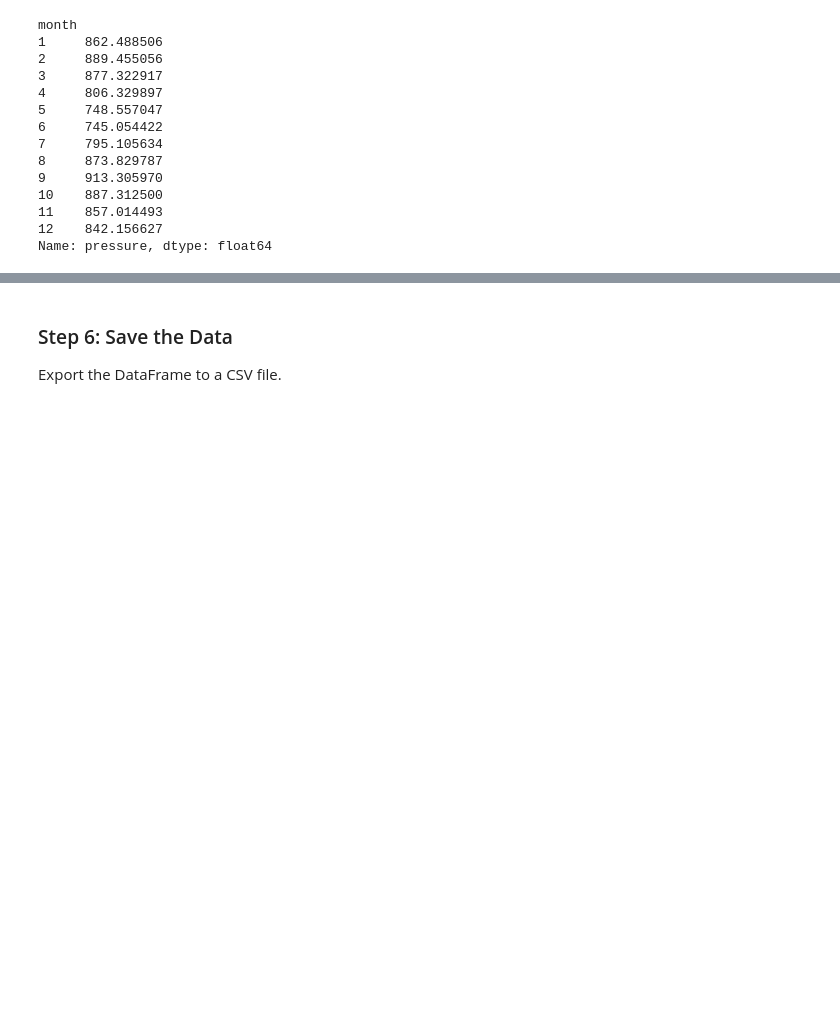
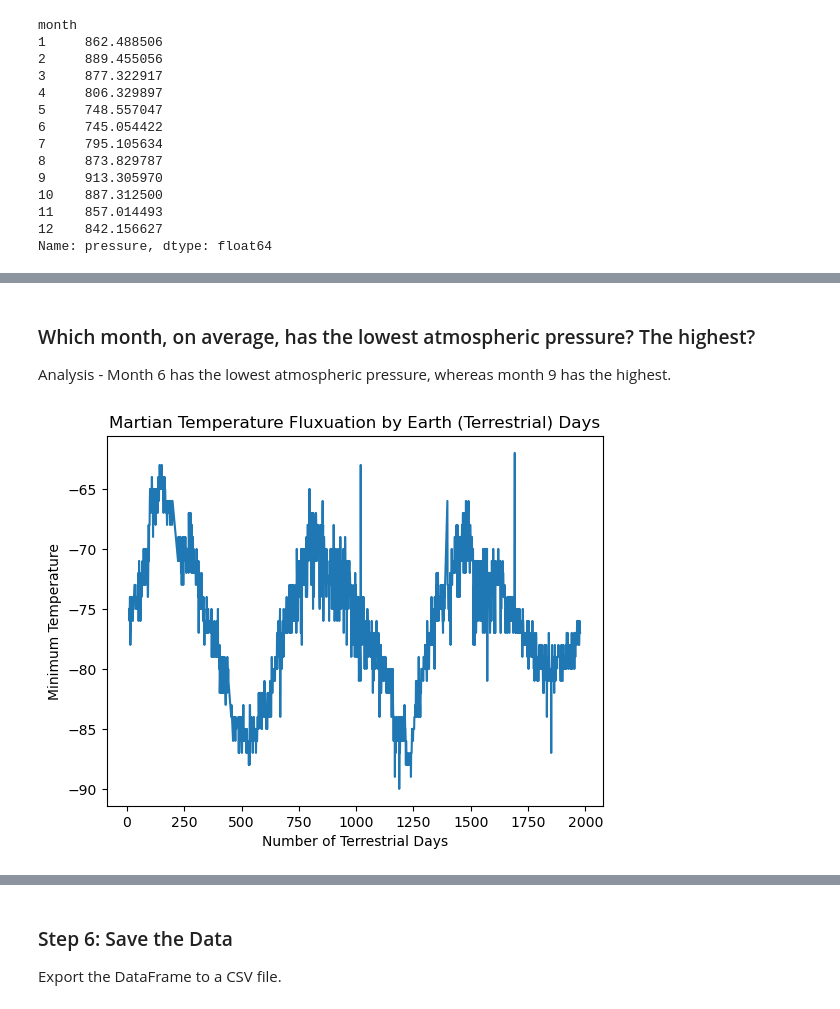
Before and after one commit to hmmclean/Module_11_Homework, a Jupyter notebook: Starter_Code/part_2_mars_weather.ipynb, the cells around one changed output, grey strips where cells are left out. Drawn from its saved outputs; the diff is of its cells as text; code cells hidden in the pictures; blank space fills up the shorter version.

```diff
--- a/Starter_Code/part_2_mars_weather.ipynb
+++ b/Starter_Code/part_2_mars_weather.ipynb
@@ -224,0 +241,21 @@ The distance from peak to peak is roughly 1425-750, or 675 days. A year on Mars
+# %% [markdown]
+### Which month, on average, has the lowest atmospheric pressure? The highest?
+Analysis - Month 6 has the lowest atmospheric pressure, whereas month 9 has the highest.
+# %%
+# 5. How many terrestrial (earth) days are there in a Martian year?
+
+# Sort by number of sol days
+sol_sort = mars_weather_df.sort_values(by='sol')
+
+# Plot martian temperature by terrestrial days
+plt.plot(sol_sort['sol'],sol_sort['min_temp'])
+
+# Chart labels
+plt.xlabel('Number of Terrestrial Days')
+plt.ylabel('Minimum Temperature')
+plt.title('Martian Temperature Fluxuation by Earth (Terrestrial) Days')
+
+# Display the plot
+plt.show()
+# %% [output]
+[figure, added]
```
Also changed, not shown: parts of 13 cells of this notebook, 2 other files.
